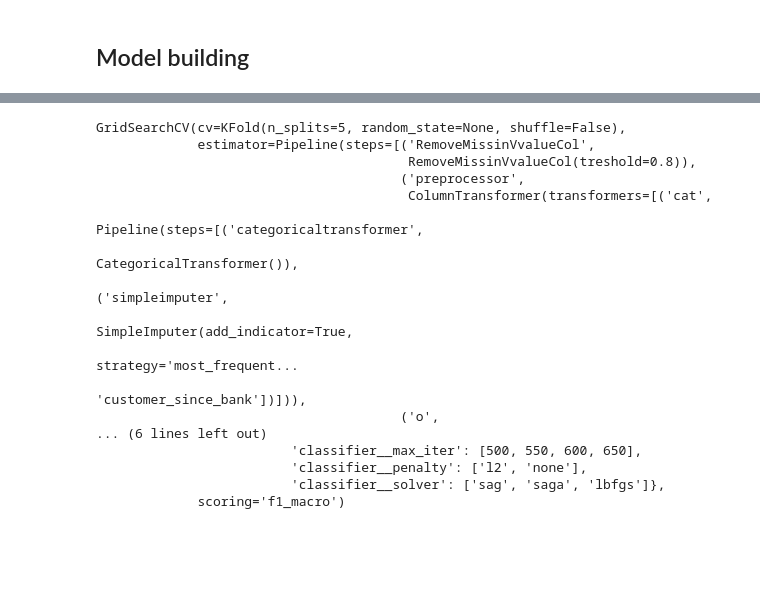
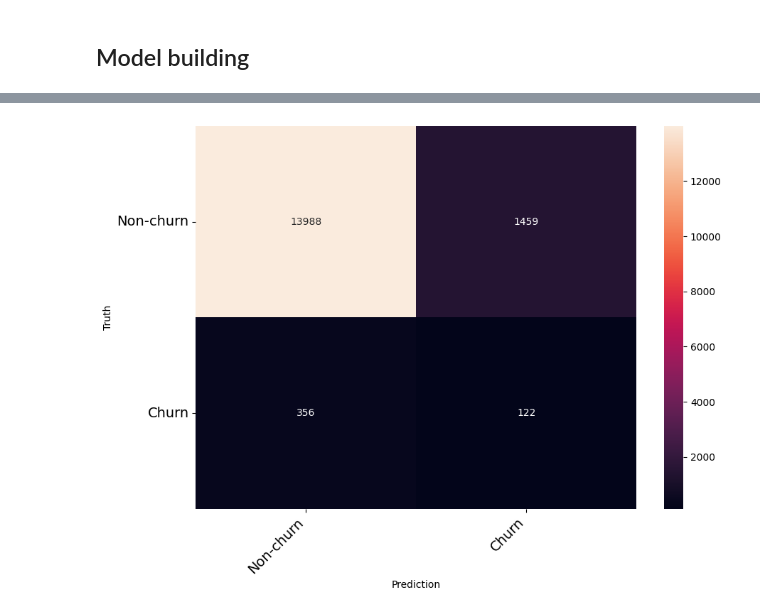
Before and after one commit to Gml717/Advanced-Analytics, a Jupyter notebook: Assignment1/Churn model.ipynb, the cells around one changed output, grey strips where cells are left out. Saved outputs shown, nothing was run; the diff lists cells and outputs as text; code cells hidden in the pictures; blank space fills up the shorter version.

Commit message:
Addition of ANN model

```diff
--- a/Assignment1/Churn model.ipynb
+++ b/Assignment1/Churn model.ipynb
@@ -342,0 +365,7 @@ The LogisticRegression generated the best result, with a score of 35, however we
+# %%
+# Early stopping
+EarlyStopping = [EarlyStopping(monitor='val_loss',patience=100,verbose=1,mode='auto')]
+# %%
+# fit model
+
+h_callback  = model_ANN.fit(x, y, epochs=1000,batch_size=128,verbose=2,shuffle=True,validation_split=.25,callbacks =EarlyStopping )
@@ -342,0 +395,2 @@ The LogisticRegression generated the best result, with a score of 35, however we
+# %%
+y_preds = model_ANN.predict(X_test_ANN)
@@ -342,0 +399,7 @@ The LogisticRegression generated the best result, with a score of 35, however we
+# %%
+y_pred = []
+for element in y_preds:
+    if element > 0.5:
+        y_pred.append(1)
+    else:
+        y_pred.append(0)
@@ -343 +418,6 @@ The LogisticRegression generated the best result, with a score of 35, however we
+# %%
+cm = confusion_matrix(y_test, y_pred)
+print_confusion_matrix(cm,["Non-churn","Churn"])
+# %% [output]
+[figure, added]
 # %%
@@ -354,23 +432,4 @@ grid={'classifier__C':10.0 **np.arange(-2,3),'classifier__penalty':['l2',"none"]
 cv=KFold(n_splits=5,random_state=None,shuffle=False)
 # %%
-clf=GridSearchCV(model,param_grid=grid,cv=cv,n_jobs=-1,scoring='f1_macro')
+clf_log=GridSearchCV(model_log_regression,param_grid=grid,cv=cv,n_jobs=-1,scoring='f1_macro')
 # clf.fit(X_train,y_train)
-clf.fit(X_train,y_train)
-# %% [output]
-GridSearchCV(cv=KFold(n_splits=5, random_state=None, shuffle=False),
-             estimator=Pipeline(steps=[('RemoveMissinVvalueCol',
-                                        RemoveMissinVvalueCol(treshold=0.8)),
-                                       ('preprocessor',
-                                        ColumnTransformer(transformers=[('cat',
-                                                                         Pipeline(steps=[('categoricaltransformer',
-                                                                                          CategoricalTransformer()),
-                                                                                         ('simpleimputer',
-                                                                                          SimpleImputer(add_indicator=True,
-                                                                                                        strategy='most_frequent...
-                                                                          'customer_since_bank'])])),
-                                       ('o',
-... (6 lines left out)
-                         'classifier__max_iter': [500, 550, 600, 650],
-                         'classifier__penalty': ['l2', 'none'],
-                         'classifier__solver': ['sag', 'saga', 'lbfgs']},
-             scoring='f1_macro')
```
Also changed, not shown: parts of 58 cells of this notebook, 1 other file.
